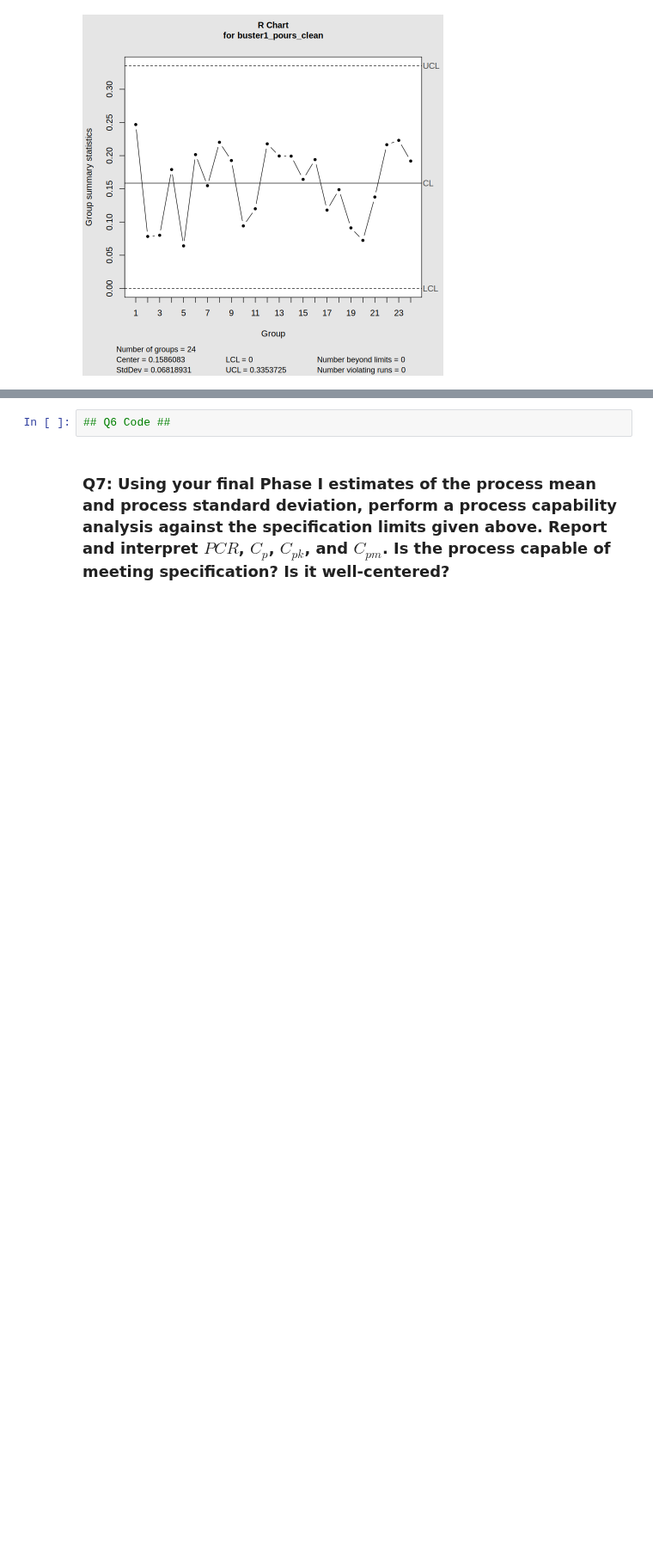
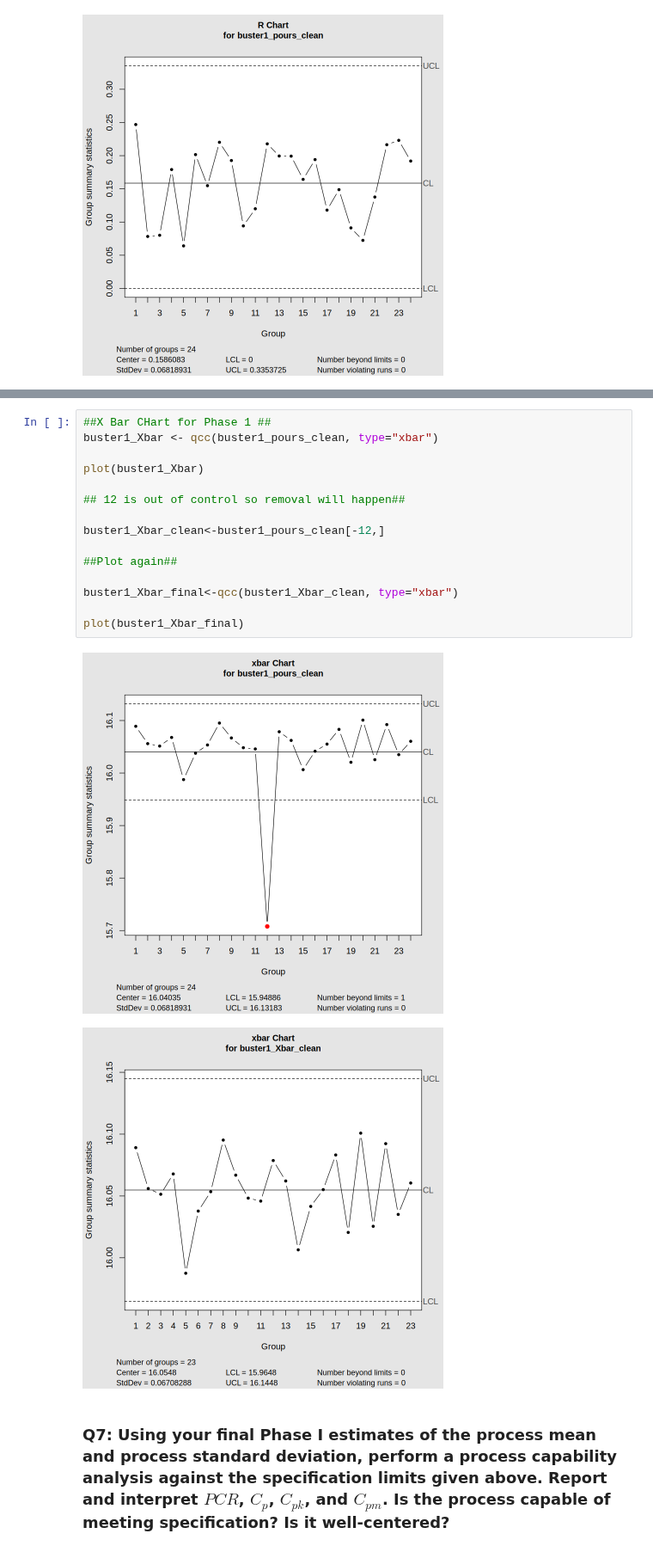
Before and after one commit to garrettspringsted/STAT-7110-Quality-Control, a Jupyter notebook: Assignments/HW2/STAT-7110-HW2.ipynb, the cells around one changed output, grey strips where cells are left out. Shown at 86% size. Drawn from its saved outputs; the diff is of its cells as text; blank space fills up the shorter version.

```diff
--- a/Assignments/HW2/STAT-7110-HW2.ipynb
+++ b/Assignments/HW2/STAT-7110-HW2.ipynb
@@ -176,5 +192,21 @@ plot(buster1_R_clean)
 # %%
-## Q6 Code ##
+##X Bar CHart for Phase 1 ##
+buster1_Xbar <- qcc(buster1_pours_clean, type="xbar")
+
+plot(buster1_Xbar)
+
+## 12 is out of control so removal will happen##
+
+buster1_Xbar_clean<-buster1_pours_clean[-12,]
+
+##Plot again##
+
+buster1_Xbar_final<-qcc(buster1_Xbar_clean, type="xbar")
+
+plot(buster1_Xbar_final)
+# %% [output]
+[figure, added]
+[figure, added]
 # %% [markdown]
 ### Q7: Using your final Phase I estimates of the process mean and process standard deviation, perform a process capability analysis against the specification limits given above. Report and interpret $PCR$, $C_p$, $C_{pk}$, and $C_{pm}$. Is the process capable of meeting specification? Is it well-centered?
 # %%
```
Also changed, not shown: parts of 2 cells of this notebook.
